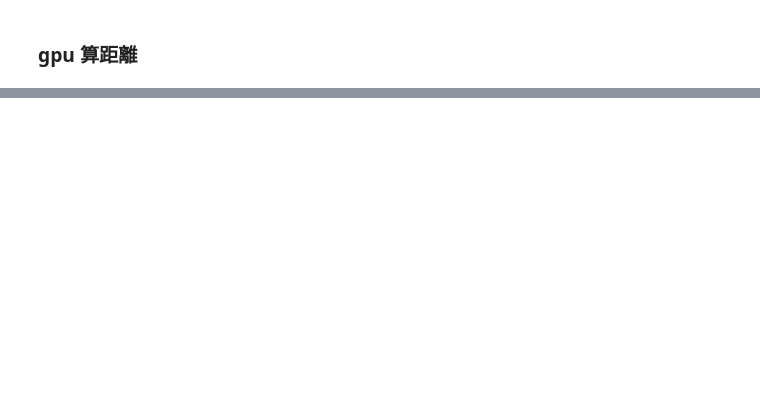
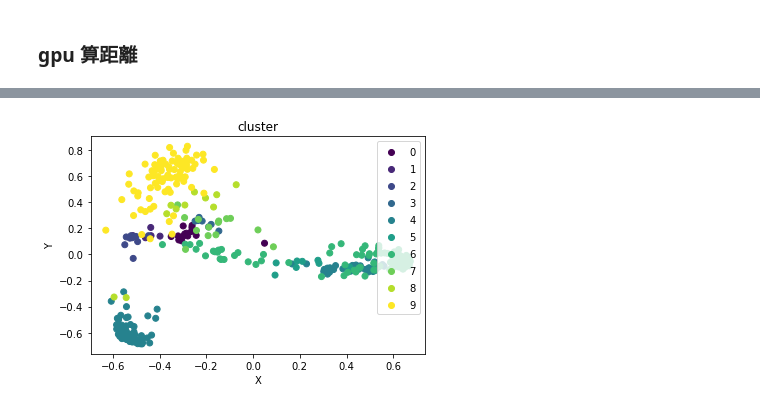
Before and after one commit to a07458666/simsiamfacenet, a Jupyter notebook: evaluationFeatureVertor.ipynb, the cells around one changed output, grey strips where cells are left out. Drawn from its saved outputs; the diff is of its cells as text; code cells hidden in the pictures; blank space fills up the shorter version.

```diff
--- a/evaluationFeatureVertor.ipynb
+++ b/evaluationFeatureVertor.ipynb
@@ -376,0 +478,6 @@ NameError: name 'y_pre' is not defined
+# %%
+from sklearn.decomposition import PCA
+def feature2pca(y_pre):
+    pca = PCA(n_components=2)
+    return pca.fit_transform(y_pre)
+y_pre_never_pca = feature2pca(y_pre_never)
@@ -376,0 +490,15 @@ NameError: name 'y_pre' is not defined
+# %%
+def draw_cluster(pca_data, target):
+    times = [0 for i in range(len(dataset_never.class_to_idx))]
+#     plt.legend(dataset_never.class_to_idx.keys(), loc='center right')
+    plt.title('cluster')
+    plt.ylabel('Y')
+    plt.xlabel('X')
+
+    scatter = plt.scatter(pca_data[:,0], pca_data[:,1] , c=target, marker='o')#, cmap=cmap)
+    plt.legend(*scatter.legend_elements(), loc=1)
+    plt.show()
+# %%
+draw_cluster(y_pre_never_pca, y_never)
+# %% [output]
+[figure, added]
```
Also changed, not shown: parts of 20 cells of this notebook.
